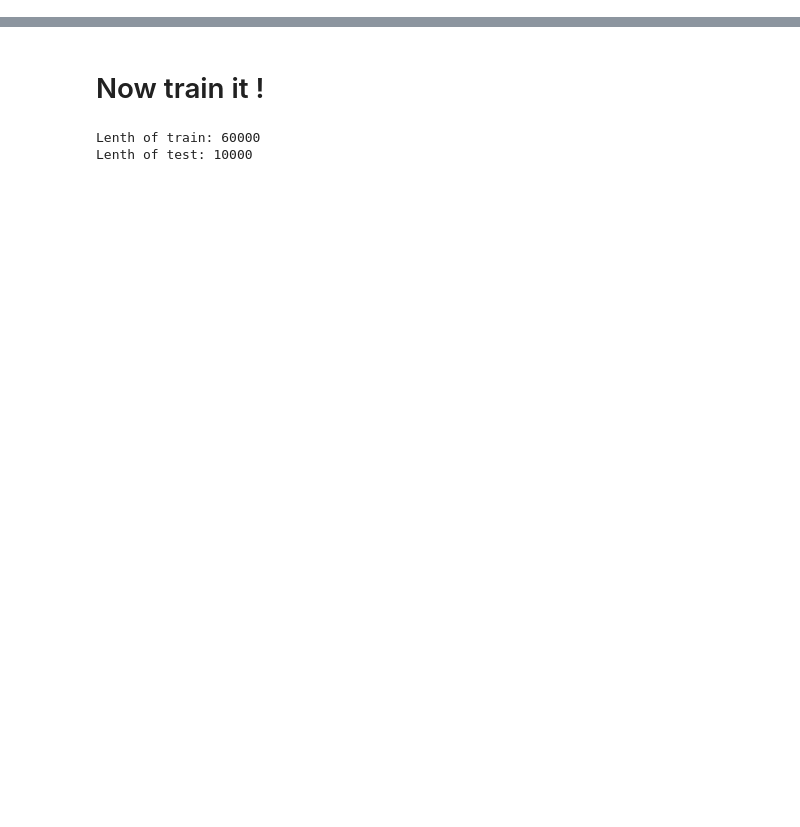
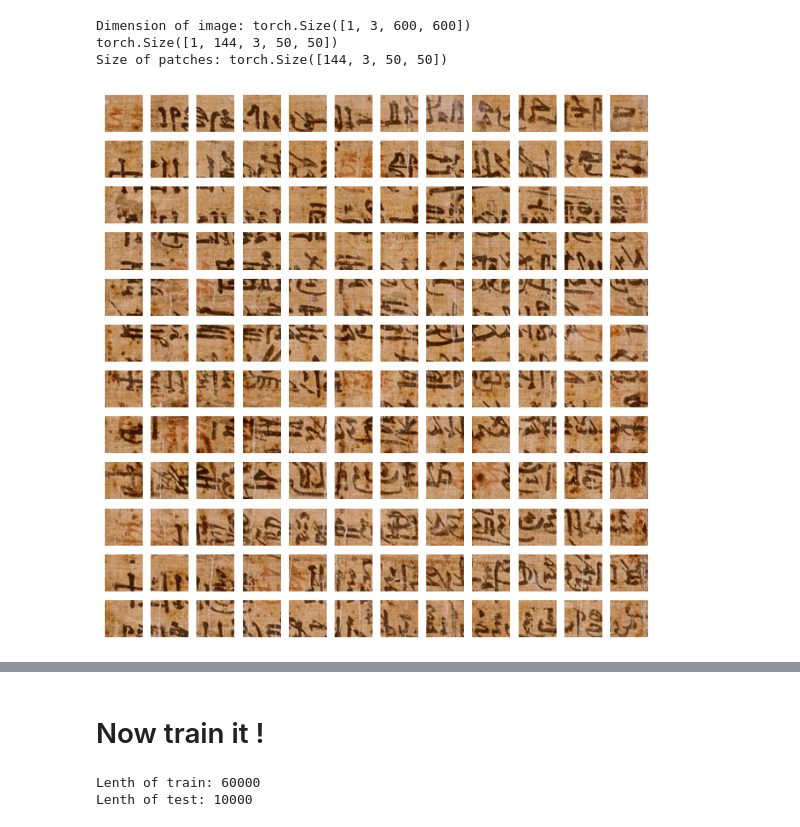
Before and after one commit to maximewel/papyrus-research, a Jupyter notebook: vit/vit_transfo.ipynb, the cells around one changed output, grey strips where cells are left out. Cells and saved outputs as stored; diff of their text form; code cells hidden in the pictures; blank space fills up the shorter version.

```diff
--- a/vit/vit_transfo.ipynb
+++ b/vit/vit_transfo.ipynb
@@ -41,17 +43,23 @@ def plot_patches(tensor: torch.Tensor, patch_count: tuple[int, int]):
 # %%
 square_image = cv2.imread('data/test_patching/Squared_Papyrus_van_Ipoewer_600.jpg', cv2.COLOR_BGR2RGB)
 square_image_tensor = transforms.ToTensor()(square_image)
 square_image_tensor = square_image_tensor.unsqueeze(0)
 
 #Shape is supposed to be N(batch), C, H, W
 print(f"Dimension of image: {square_image_tensor.shape}")
 
-square_patch_dimension = (50, 100)
-square_patch_count = (12, 6)
+square_patch_dimension = (50, 50)
+square_patch_count = (12, 12)
 square_as_patches = patchify(square_image_tensor, square_patch_dimension)
+print(square_as_patches.shape)
 square_as_patches = square_as_patches.squeeze(0)
 print(f"Size of patches: {square_as_patches.shape}")
 plot_patches(square_as_patches, square_patch_count)
+# %% [output]
+Dimension of image: torch.Size([1, 3, 600, 600])
+torch.Size([1, 144, 3, 50, 50])
+Size of patches: torch.Size([144, 3, 50, 50])
+[figure, added]
 # %%
 rectangle_image = cv2.imread('data/test_patching/Papyrus_van_Ipoewer_1280_924.jpg', cv2.COLOR_BGR2RGB)
 rectangle_image_tensor = transforms.ToTensor()(rectangle_image)
```
Also changed, not shown: parts of 4 cells of this notebook, 42 other files.
